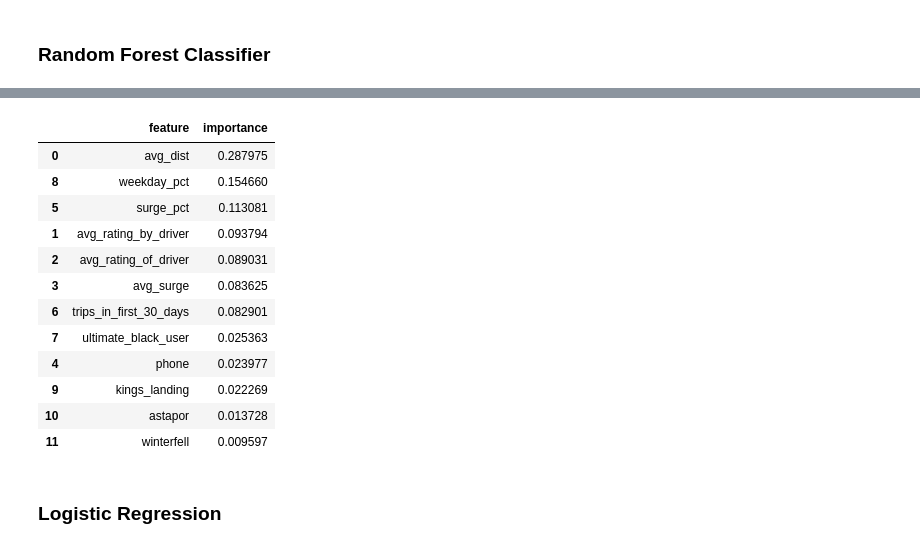
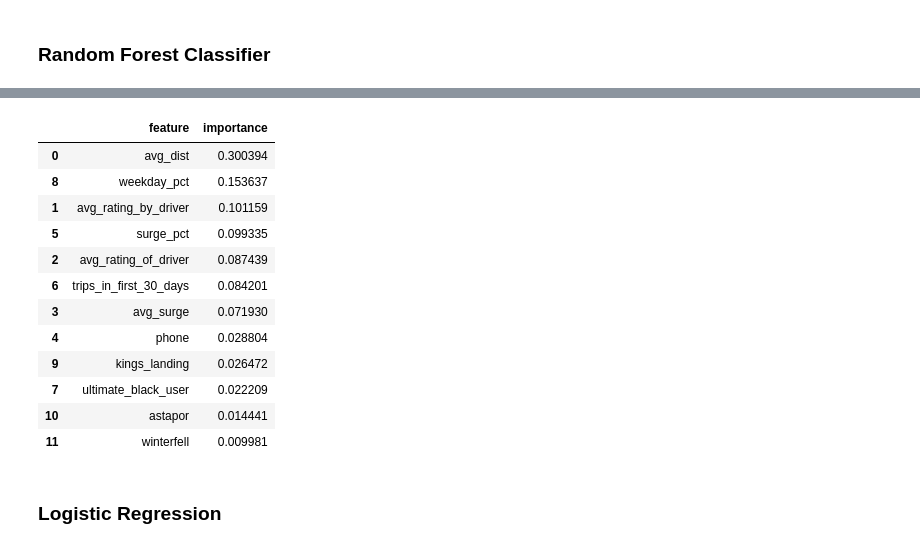
Before and after one commit to coshmeo/springboard, a Jupyter notebook: ultimate_challenge/Solution.ipynb, the cells around one changed output, grey strips where cells are left out. Saved outputs shown, nothing was run; the diff lists cells and outputs as text; code cells hidden in the pictures.

```diff
--- a/ultimate_challenge/Solution.ipynb
+++ b/ultimate_challenge/Solution.ipynb
@@ -331,7 +331,8 @@ df.signup_date = pd.to_datetime(df.signup_date)
 # create retained column: 1 if last trip in 6th month (signup date + 5 months) from sign up date, else 0
 from datetime import date
 from dateutil.relativedelta import relativedelta
-df['retained'] = df.last_trip_date.apply(lambda x: 1 if x > df.signup_date[i] + relativedelta(months=+5) else 0)
+df['retained'] = df.apply(lambda x: 1 if x.last_trip_date > x.signup_date + relativedelta(months=+5) else 0,
+                         axis=1)
 # %%
 df.info()
 # %% [output]
@@ -441,5 +442,5 @@ X = df.drop('retained', axis=1)
 y = df.retained
 X_train, X_test, y_train, y_test = train_test_split(X, y, test_size=0.3, random_state=42069)
 # %%
-model = RandomForestClassifier(random_state=360)
-model = model.fit(X_train, y_train)
+rf = RandomForestClassifier(random_state=360, class_weight='balanced')
+rf = rf.fit(X_train, y_train)
@@ -485,20 +501,20 @@ f1 score
 # %%
-imp = model.feature_importances_.tolist()
-imp_df = pd.DataFrame({'feature': X_test.columns, 'importance': imp})
-imp_df.sort_values(by='importance', ascending = False)
+rf_imp = rf.feature_importances_.tolist()
+rf_imp_df = pd.DataFrame({'feature': X_test.columns, 'importance': rf_imp})
+rf_imp_df.sort_values(by='importance', ascending = False)
 # %% [output]
 |  | feature | importance |
-| 0 | avg_dist | 0.287975 |
-| 8 | weekday_pct | 0.154660 |
-| 5 | surge_pct | 0.113081 |
-| 1 | avg_rating_by_driver | 0.093794 |
-| 2 | avg_rating_of_driver | 0.089031 |
-| 3 | avg_surge | 0.083625 |
-| 6 | trips_in_first_30_days | 0.082901 |
-| 7 | ultimate_black_user | 0.025363 |
-| 4 | phone | 0.023977 |
-| 9 | kings_landing | 0.022269 |
-| 10 | astapor | 0.013728 |
-| 11 | winterfell | 0.009597 |
+| 0 | avg_dist | 0.300394 |
+| 8 | weekday_pct | 0.153637 |
+| 1 | avg_rating_by_driver | 0.101159 |
+| 5 | surge_pct | 0.099335 |
+| 2 | avg_rating_of_driver | 0.087439 |
+| 6 | trips_in_first_30_days | 0.084201 |
+| 3 | avg_surge | 0.071930 |
+| 4 | phone | 0.028804 |
+| 9 | kings_landing | 0.026472 |
+| 7 | ultimate_black_user | 0.022209 |
+| 10 | astapor | 0.014441 |
+| 11 | winterfell | 0.009981 |
 # %% [markdown]
 ### Logistic Regression
```
Also changed, not shown: parts of 24 cells of this notebook.
